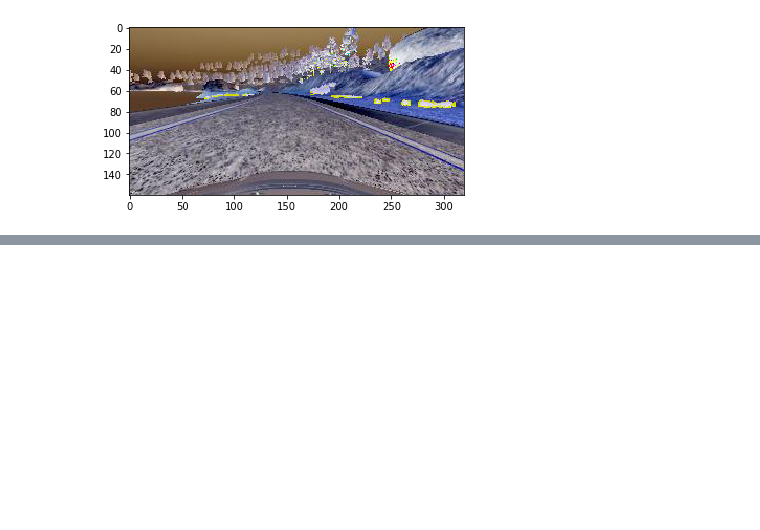
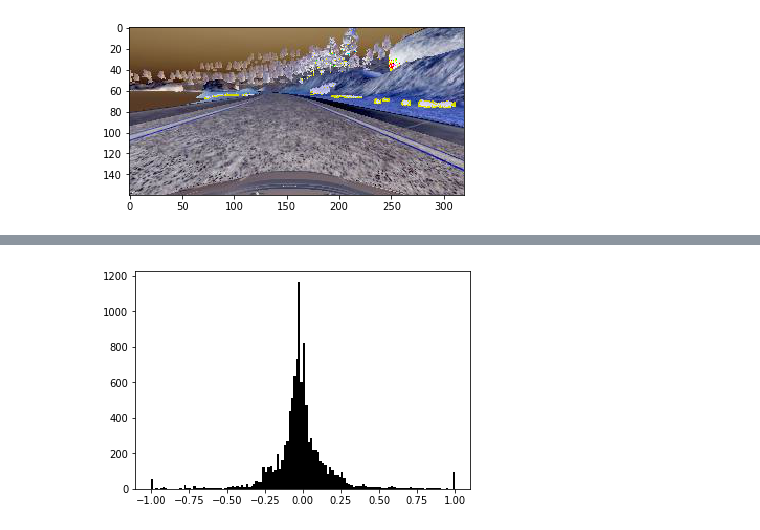
Before and after one commit to grodowski/CarND-Behavioral-Cloning-P3, a Jupyter notebook: Behavioral Cloning - Build and train the model.ipynb, the cells around one changed output, grey strips where cells are left out. Cells and saved outputs as stored; diff of their text form; code cells hidden in the pictures; blank space fills up the shorter version.

```diff
--- a/Behavioral Cloning - Build and train the model.ipynb
+++ b/Behavioral Cloning - Build and train the model.ipynb
@@ -48,0 +44,27 @@ def generator(samples, batch_size=32):
+# %%
+# prune data - remove % of images with steering angle within +/-epsilon
+def prune(dataset, perc_drop=.5, max_epsilon=.05):
+    def in_epsilon(s):
+        return abs(float(s[steering_angle_idx])) < max_epsilon
+    dataset = shuffle(dataset)
+    mask = []
+    nb_max = sum(in_epsilon(x) for x in dataset) * perc_drop
+    nb_c = 0
+    for s in dataset:
+        if nb_c <= nb_max and in_epsilon(s):
+            nb_c += 1
+            mask.append(False)
+        else:
+            mask.append(True)
+    mask = np.array(mask, dtype=bool)
+    return dataset[mask]
+
+p1_telemetry = prune(telemetry, perc_drop=.6, max_epsilon=.01)
+p2_telemetry = prune(p1_telemetry, perc_drop=.1, max_epsilon=0.1)
+
+# plot a distribution
+y_pruned = p2_telemetry[:,steering_angle_idx].astype(np.float32)
+plt.hist(y_pruned, bins=128, color=(0,0,0))
+plt.show()
+# %% [output]
+[figure, added]
```
Also changed, not shown: parts of 9 cells of this notebook.
